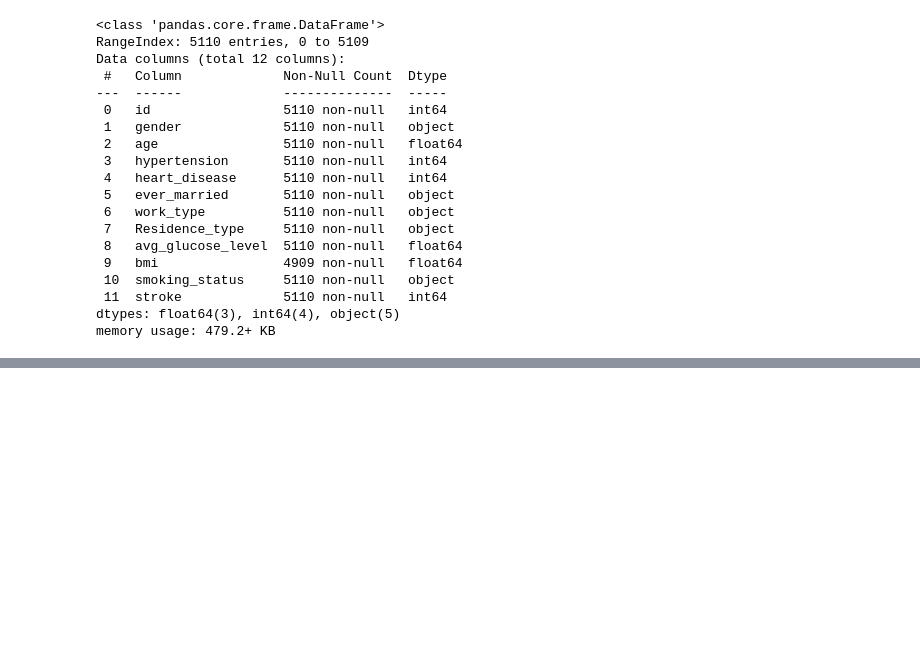
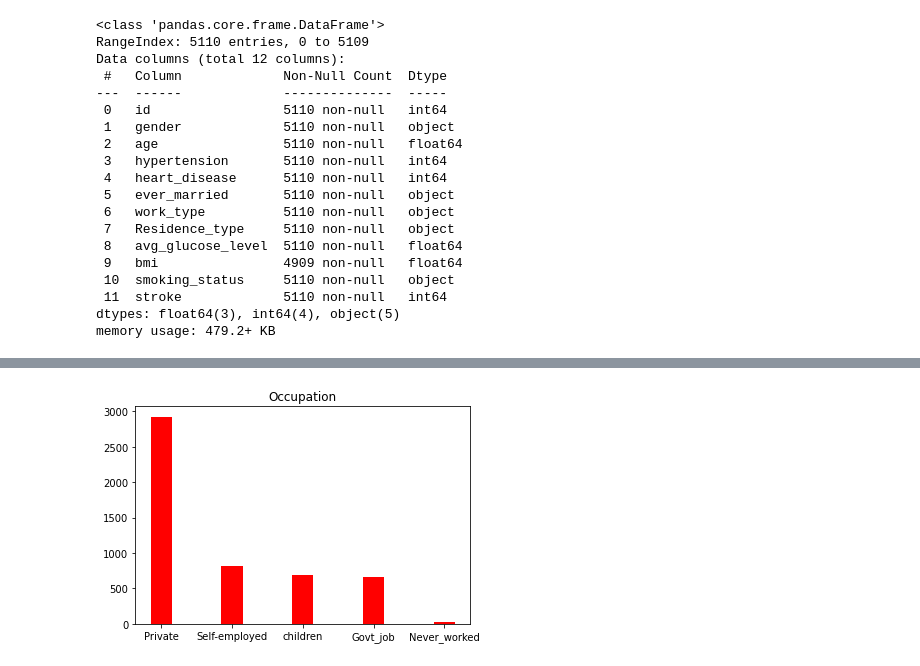
Before and after one commit to EmmaSchmidt2021/EE658-Machine-Learning, a Jupyter notebook: Neural Networks/Assignment 3/Assignment #3 Stroke.ipynb, the cells around one changed output, grey strips where cells are left out. Saved outputs shown, nothing was run; the diff lists cells and outputs as text; code cells hidden in the pictures; blank space fills up the shorter version.

```diff
--- a/Neural Networks/Assignment 3/Assignment #3 Stroke.ipynb
+++ b/Neural Networks/Assignment 3/Assignment #3 Stroke.ipynb
@@ -73,0 +94,9 @@ there are 4 different types in the column smoking_status:
+# %%
+work_df = df['work_type'].value_counts()
+work_options = df['work_type'].value_counts().keys().to_list()
+work_counts = df['work_type'].value_counts().to_list()
+plt.bar(work_options, work_counts, width = 0.3, color="red")
+plt.title('Occupation')
+plt.show()
+# %% [output]
+[figure, added]
```
Also changed, not shown: parts of 19 cells of this notebook.
